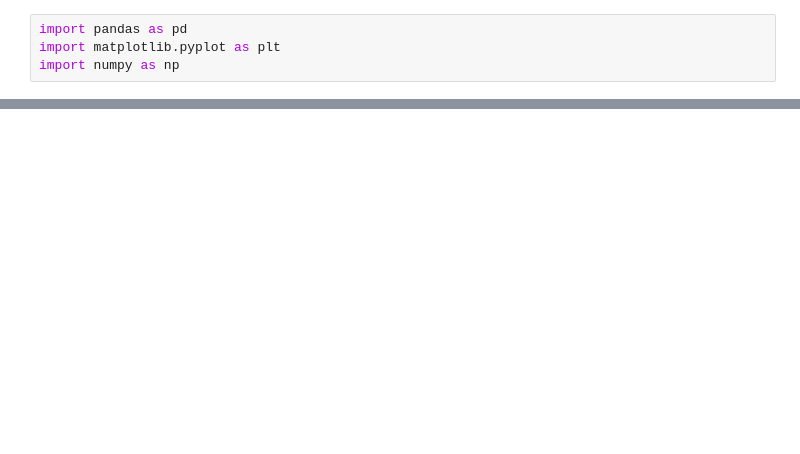
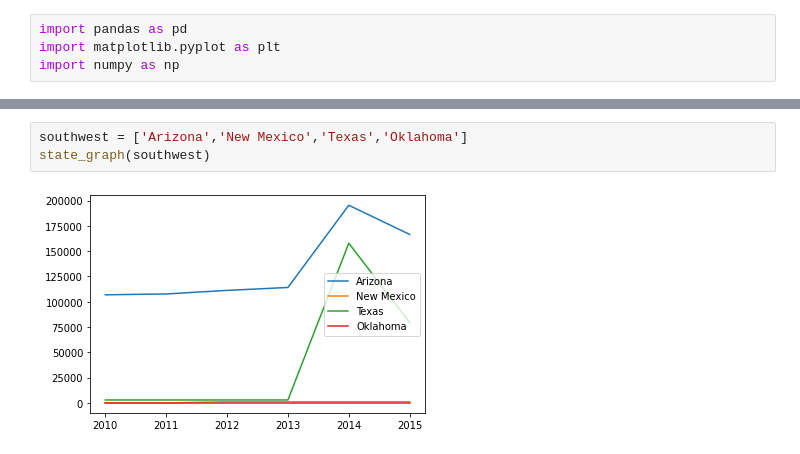
Before and after one commit to Wes90/Climate-DEchangers, a Jupyter notebook: subsidies.ipynb, the cells around one changed output, grey strips where cells are left out. Drawn from its saved outputs; the diff is of its cells as text; blank space fills up the shorter version.

```diff
--- a/subsidies.ipynb
+++ b/subsidies.ipynb
@@ -65,0 +75,5 @@ plt.legend(states,loc='right')
+# %%
+southwest = ['Arizona','New Mexico','Texas','Oklahoma']
+state_graph(southwest)
+# %% [output]
+[figure, added]
```
Also changed, not shown: parts of 10 cells of this notebook, 1 other file.
